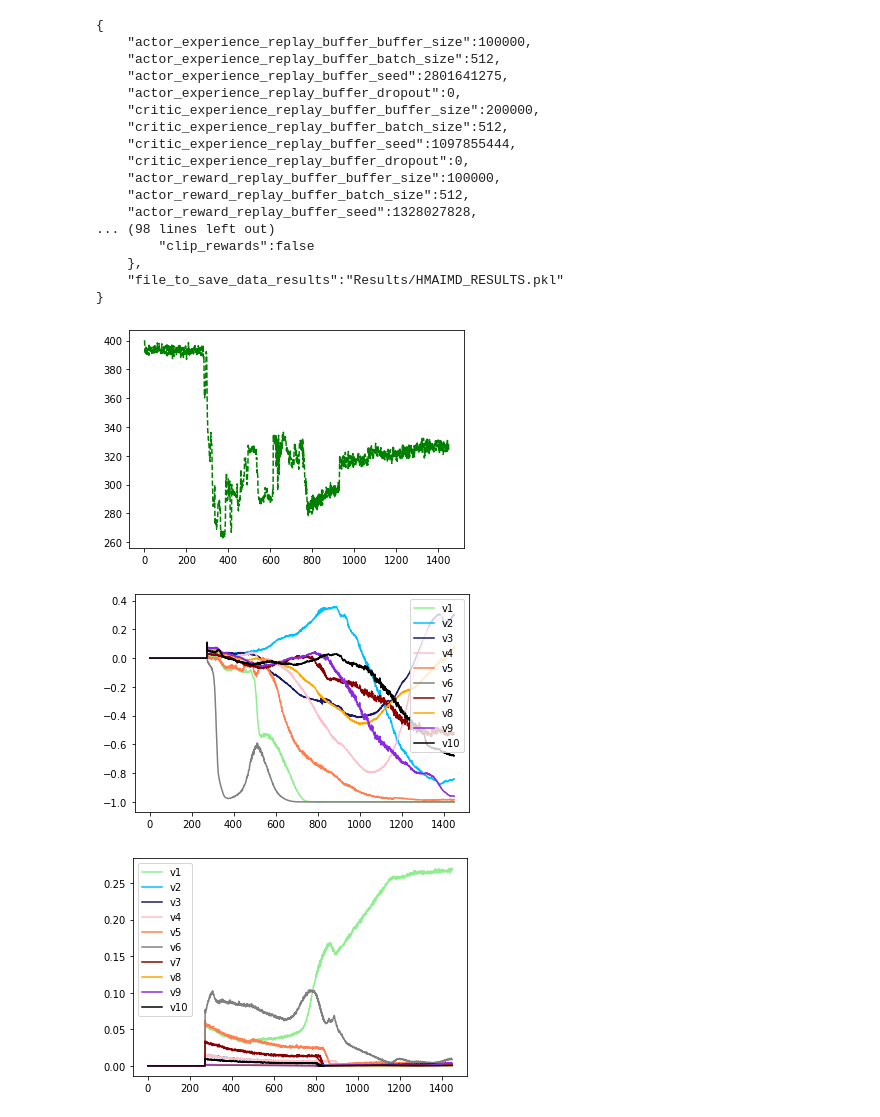
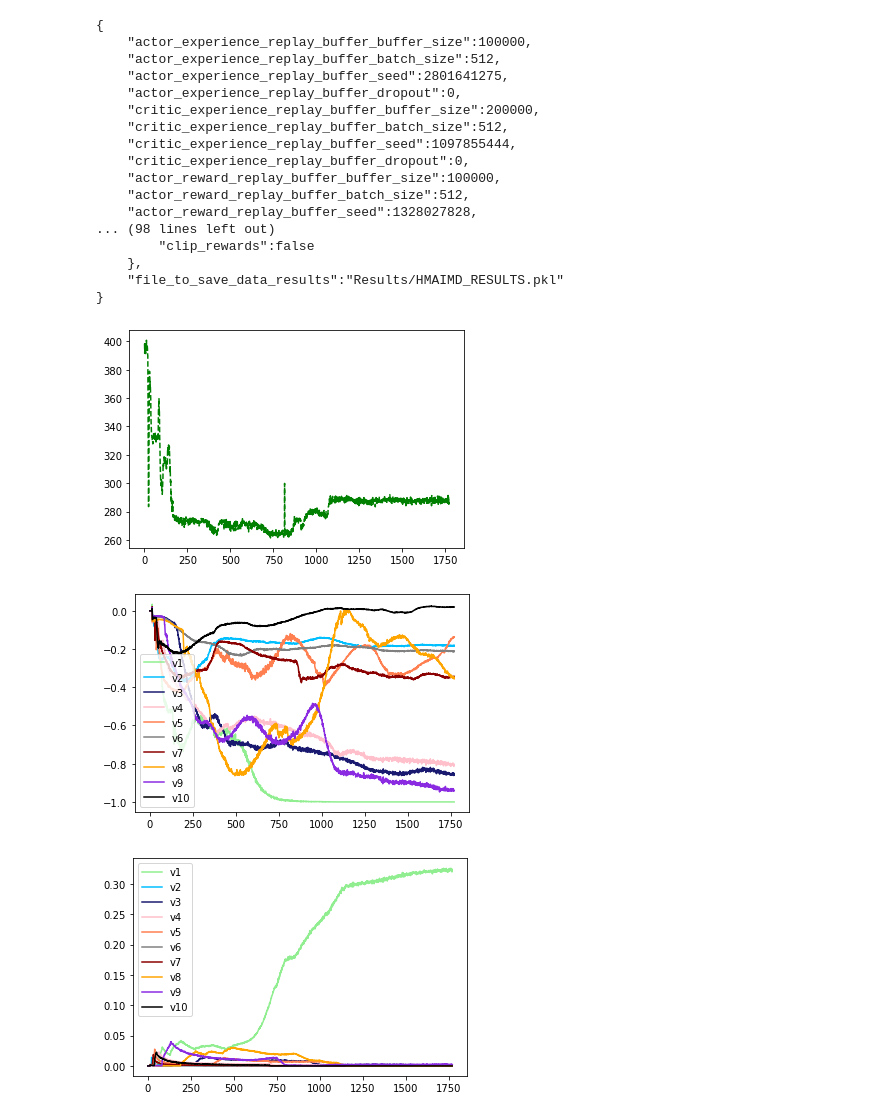
Before and after one commit to neardws/Multi-Agent-Deep-Reinforcement-Learning, a Jupyter notebook: draw_results.ipynb, the cells around one changed output. Drawn from its saved outputs; the diff is of its cells as text; code cells hidden in the pictures.

```diff
--- a/draw_results.ipynb
+++ b/draw_results.ipynb
@@ -8,19 +8,10 @@ import json
 pd.set_option('display.max_rows', None)
 
 # bandwidth = 3 and datasize = 1024
-correct_list_file_name = "/home/neardws/Hierarchical-Reinforcement-Learning/Data/Data1208_Agents/bandwidth_3_datasize_1024_01/2021-12-06-23-05-49-list_file_name.pkl"
+correct_list_file_name = "/home/neardws/Hierarchical-Reinforcement-Learning/Data/Data1210_Agents/bandwidth_3_datasize_1024_01/2021-12-09-16-17-51-list_file_name.pkl"
 
-# correct_list_file_name = "/home/neardws/Hierarchical-Reinforcement-Learning/Data/Data1208_Agents/bandwidth_3_datasize_1024_01/2021-12-07-09-30-08-list_file_name.pkl"
-
-# correct_list_file_name = "/home/neardws/Hierarchical-Reinforcement-Learning/Data/Data1206_Agents/1116/0800/bandwidth_3_threshold_05_01/2021-12-05-22-26-18-list_file_name.pkl"
-
-# correct_list_file_name = "/home/neardws/Hierarchical-Reinforcement-Learning/Data/Data1209_Agents/bandwidth_3_datasize_1024_01/2021-12-07-19-09-50-list_file_name.pkl"
-
-# correct_list_file_name = "/home/neardws/Hierarchical-Reinforcement-Learning/Data/Data1209_Agents/bandwidth_3_datasize_1024_01/2021-12-07-19-11-36-list_file_name.pkl"
-
-# correct_list_file_name = "/home/neardws/Hierarchical-Reinforcement-Learning/Data/Data1206_Agents/1116/0800/bandwidth_3_threshold_05_01/2021-12-05-22-26-18-list_file_name.pkl"
-
-correct_list_file_name = "/home/neardws/Hierarchical-Reinforcement-Learning/Data/Data1209_Agents/bandwidth_3_datasize_1024_01/2021-12-08-22-47-26-list_file_name.pkl"
+# start_time = 300 * 15
+correct_list_file_name = "/home/neardws/Hierarchical-Reinforcement-Learning/Data/Data1210_Agents/bandwidth_3_datasize_1024_01/2021-12-09-16-38-26-list_file_name.pkl"
 
 list_file = load_obj(name=correct_list_file_name)
 init_agent_config = load_obj(load_name(list_file, "init_agent_config_name"))
@@ -106,33 +97,33 @@ plt.plot(epoch_index, critic_loss_of_edge, '-', color='blueviolet', label='criti
 plt.legend(loc="best")  # 图例
 plt.show()
 
 actor_loss_of_reward = df["Actor of Reward"].values.tolist()
 plt.plot(epoch_index, actor_loss_of_reward, '-', color='lightgreen', label='actor')
 plt.legend(loc="best")  # 图例
 plt.show()
 
 critic_loss_of_reward = df["Critic of Reward"].values.tolist()
 plt.plot(epoch_index, critic_loss_of_reward, '-', color='blueviolet', label='critic')
 plt.legend(loc="best")  # 图例
 plt.show()
 # %% [output]
 {
     "actor_experience_replay_buffer_buffer_size":100000,
     "actor_experience_replay_buffer_batch_size":512,
     "actor_experience_replay_buffer_seed":2801641275,
     "actor_experience_replay_buffer_dropout":0,
     "critic_experience_replay_buffer_buffer_size":200000,
     "critic_experience_replay_buffer_batch_size":512,
     "critic_experience_replay_buffer_seed":1097855444,
     "critic_experience_replay_buffer_dropout":0,
     "actor_reward_replay_buffer_buffer_size":100000,
     "actor_reward_replay_buffer_batch_size":512,
     "actor_reward_replay_buffer_seed":1328027828,
 ... (98 lines left out)
         "clip_rewards":false
     },
     "file_to_save_data_results":"Results/HMAIMD_RESULTS.pkl"
 }
-[figure, old version]
+[figure, new version]
-[figure, old version]
+[figure, new version]
-[figure, old version]
+[figure, new version]
```
Also changed, not shown: parts of 1 cell of this notebook, 5 other files.
